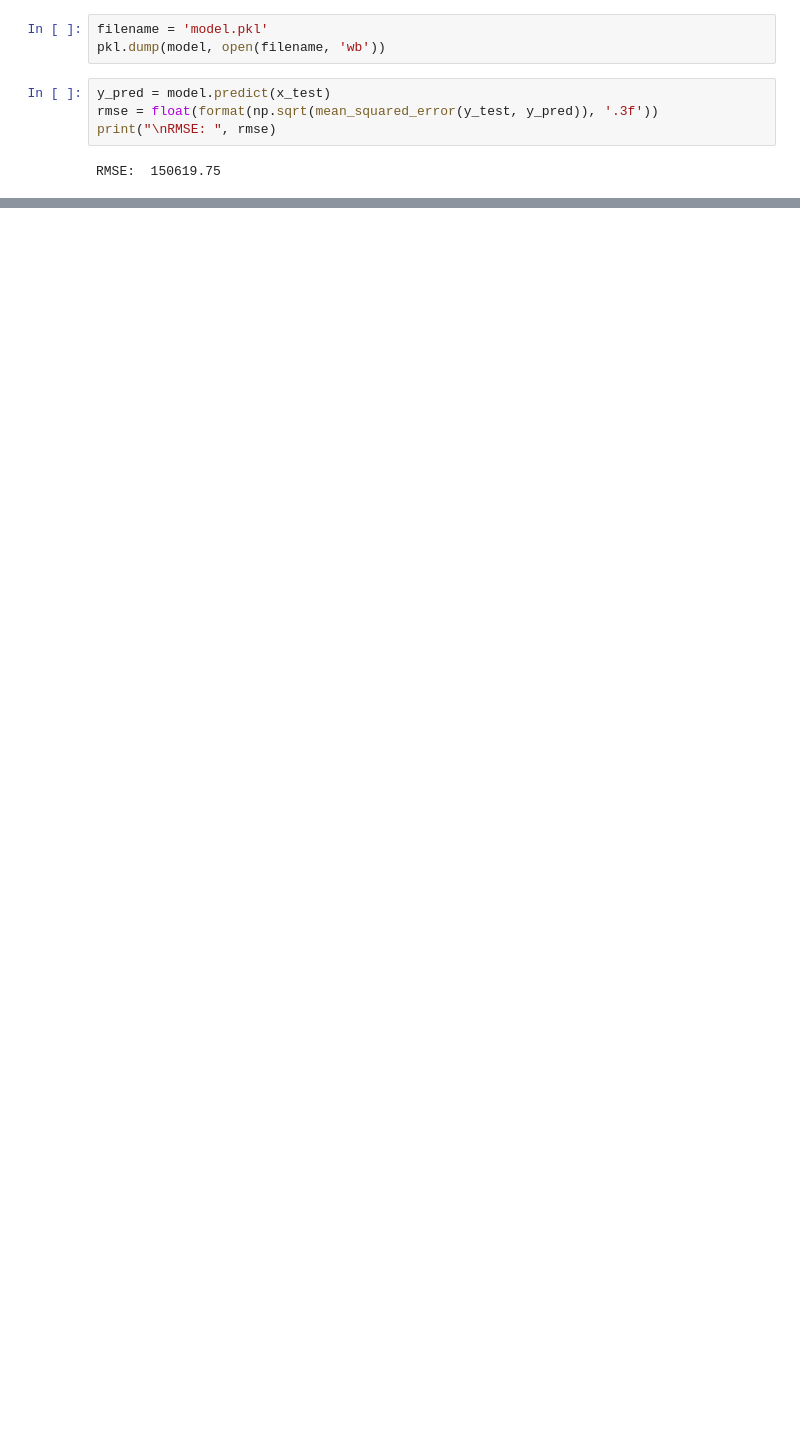
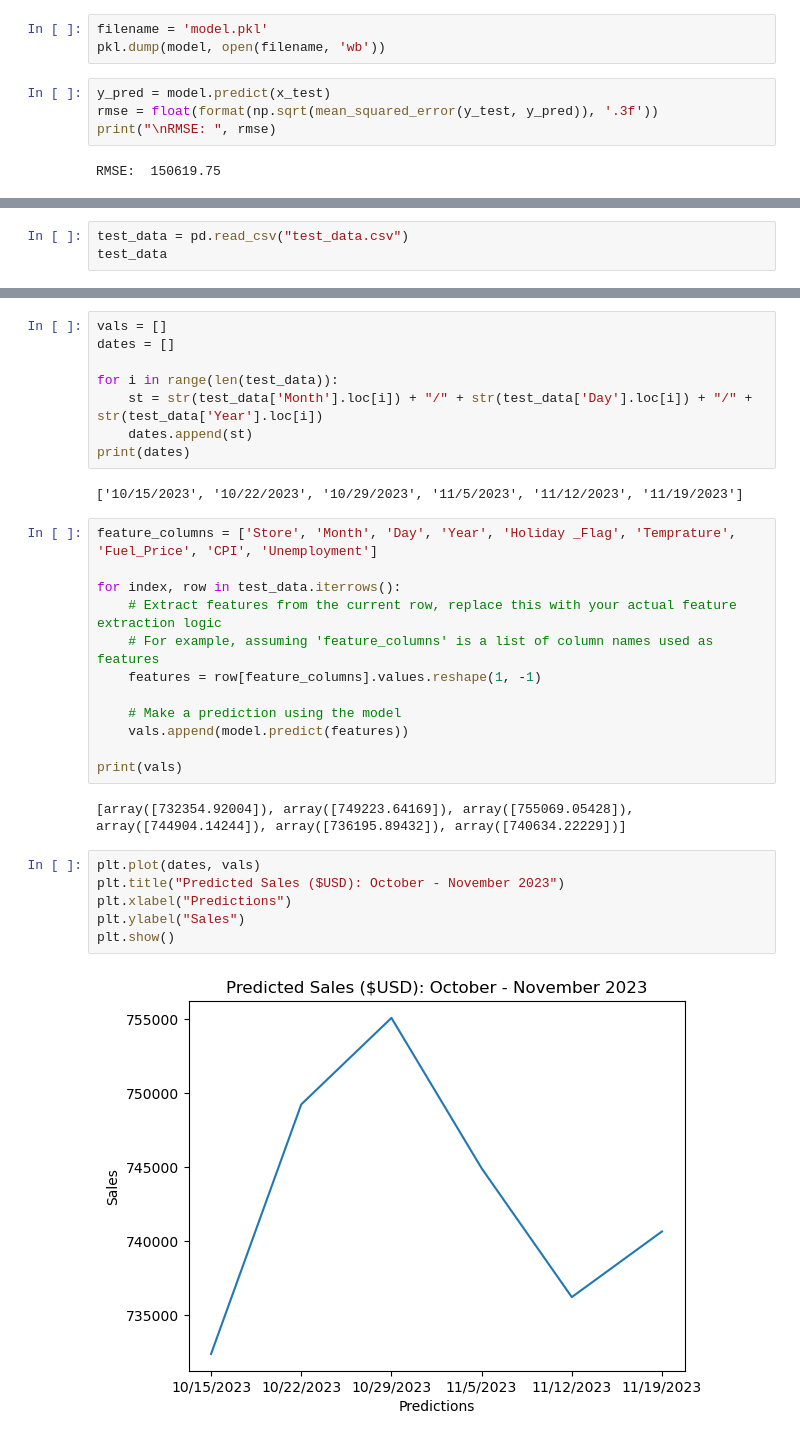
Before and after one commit to PAndrewTurner/FinPulse, a Jupyter notebook: Sales Regression Model.ipynb, the cells around one changed output, grey strips where cells are left out. Cells and saved outputs as stored; diff of their text form; blank space fills up the shorter version.

```diff
--- a/Sales Regression Model.ipynb
+++ b/Sales Regression Model.ipynb
@@ -51,0 +50,3 @@ plt.show()
+# %%
+test_data = pd.read_csv("test_data.csv")
+test_data
@@ -51,0 +61,32 @@ plt.show()
+# %%
+vals = []
+dates = []
+
+for i in range(len(test_data)):
+    st = str(test_data['Month'].loc[i]) + "/" + str(test_data['Day'].loc[i]) + "/" + str(test_data['Year'].loc[i])
+    dates.append(st)
+print(dates)
+# %% [output]
+['10/15/2023', '10/22/2023', '10/29/2023', '11/5/2023', '11/12/2023', '11/19/2023']
+# %%
+feature_columns = ['Store', 'Month', 'Day', 'Year', 'Holiday _Flag', 'Temprature', 'Fuel_Price', 'CPI', 'Unemployment']
+
+for index, row in test_data.iterrows():
+    # Extract features from the current row, replace this with your actual feature extraction logic
+    # For example, assuming 'feature_columns' is a list of column names used as features
+    features = row[feature_columns].values.reshape(1, -1)
+
+    # Make a prediction using the model
+    vals.append(model.predict(features))
+
+print(vals)
+# %% [output]
+[array([732354.92004]), array([749223.64169]), array([755069.05428]), array([744904.14244]), array([736195.89432]), array([740634.22229])]
+# %%
+plt.plot(dates, vals)
+plt.title("Predicted Sales ($USD): October - November 2023")
+plt.xlabel("Predictions")
+plt.ylabel("Sales")
+plt.show()
+# %% [output]
+[figure, added]
```
Also changed, not shown: parts of 6 cells of this notebook.
